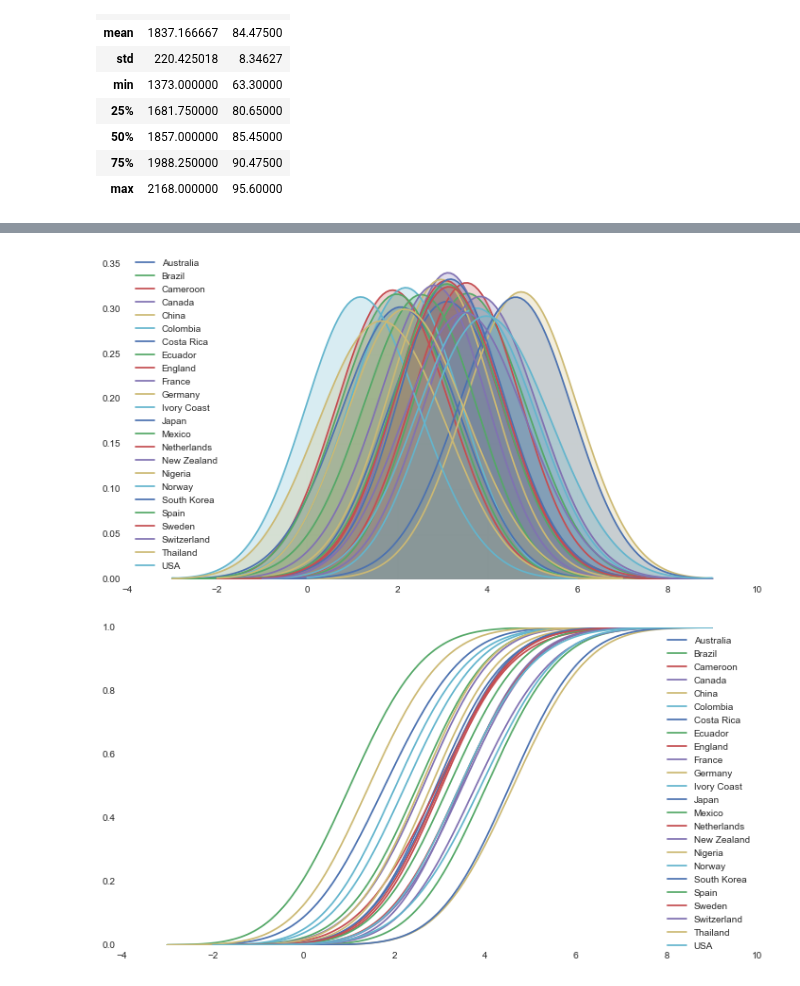
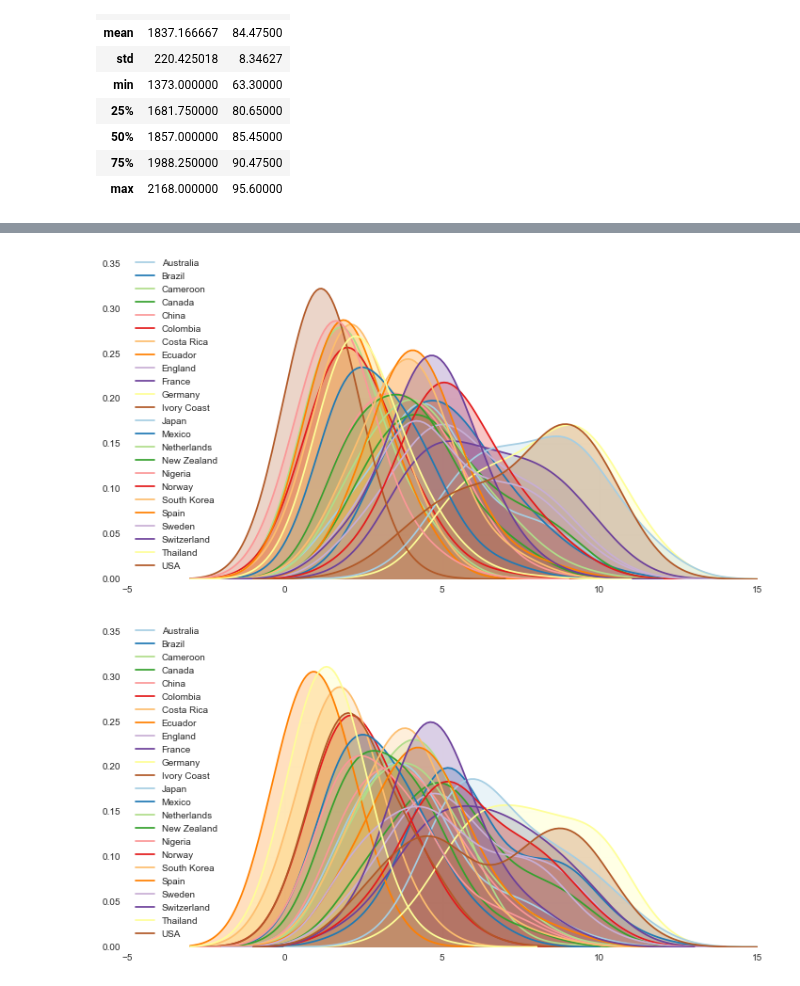
Before and after one commit to selwyth/wwc2015, a Jupyter notebook: normmodel.ipynb, the cells around one changed output, grey strips where cells are left out. Cells and saved outputs as stored; diff of their text form; code cells hidden in the pictures.

```diff
--- a/normmodel.ipynb
+++ b/normmodel.ipynb
@@ -48,7 +48,9 @@ import scipy.stats as stats
 import seaborn as sns
 %matplotlib inline
 
-for i in range(len(df)):
+pal = sns.color_palette('hls', len(df))
+
+for i, c in zip(range(len(df)), pal):
     normdist = stats.norm(df.fifascore[i], 220)
-    sns.kdeplot(normdist.rvs(1000), shade=True, label=df.team[i])
+    sns.kdeplot(normdist.rvs(1000), shade=True, label=df.team[i], color=c)
 # %% [output]
@@ -504,0 +58,13 @@ result.sort('fterk')
+# %%
+import montecarlo
+
+fifa = montecarlo.mc('fifascore', 200)
+fifa.run_sim()
+fte = montecarlo.mc('ftescore', 200)
+fte.run_sim()
+
+fifadf = pd.concat(fifa.total_score, axis=1)
+ftedf = pd.concat(fte.total_score, axis=1)
+
+result = pd.concat([fifadf.mean(axis=1), ftedf.mean(axis=1)], axis=1)
+result.columns = ['fifascore', 'ftescore']
@@ -539,14 +117,14 @@ players(result,'fifascore')
 # %%
 import matplotlib.pyplot as plt
-pal = sns.color_palette(n_colors=len(fifa_score))
+pal = sns.color_palette('Paired', n_colors=len(fifadf))
 
 plt.figure(figsize=(12,6))
-for i, c in zip(fifa_score.T, pal):
-    sns.kdeplot(fifa_score.T[i], bw=1, label=i, color=c, shade=True)
+for i, c in zip(fifadf.T, pal):
+    sns.kdeplot(fifadf.T[i], bw=1, label=i, color=c, shade=True)
 
 plt.figure(figsize=(12,6))
-for i, c in zip(fte_score.T, pal):
-    sns.kdeplot(fte_score.T[i], bw=1, label=i, color=c, cumulative=True)
+for i, c in zip(ftedf.T, pal):
+    sns.kdeplot(ftedf.T[i], bw=1, label=i, color=c, shade=True)
 # %% [output]
-[figure, old version]
+[figure, new version]
-[figure, old version]
+[figure, new version]
```
Also changed, not shown: parts of 13 cells of this notebook.
